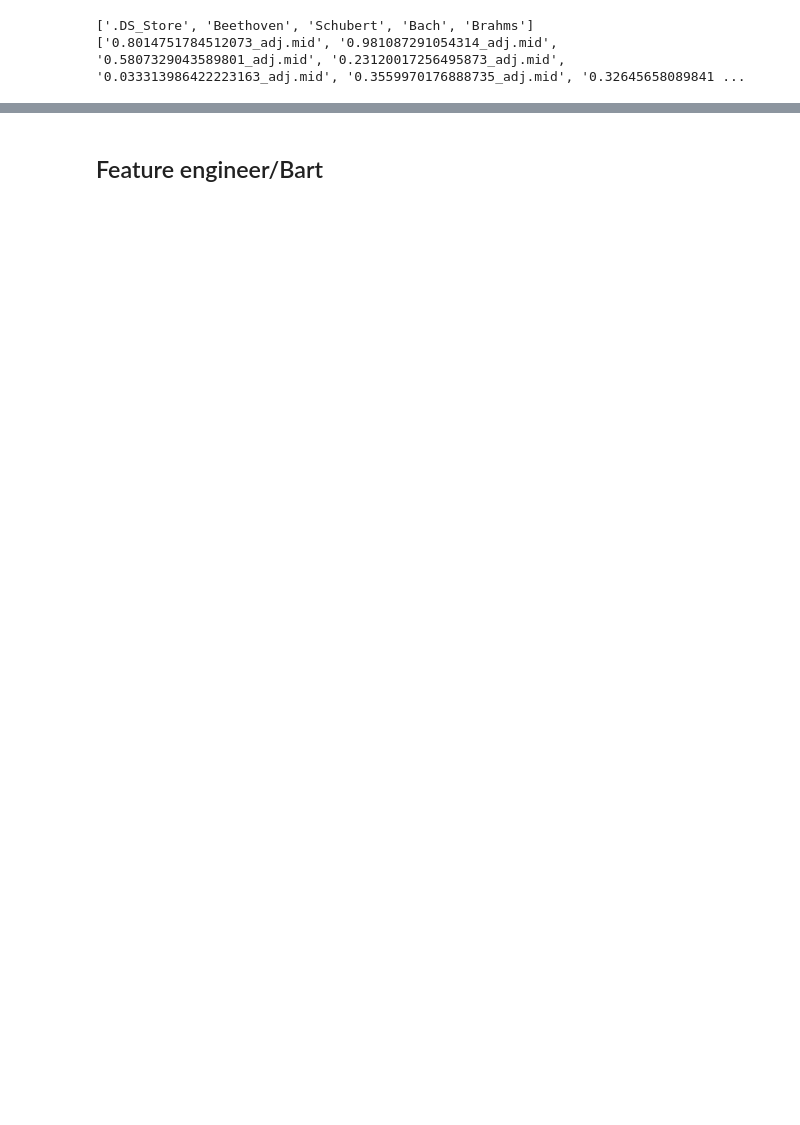
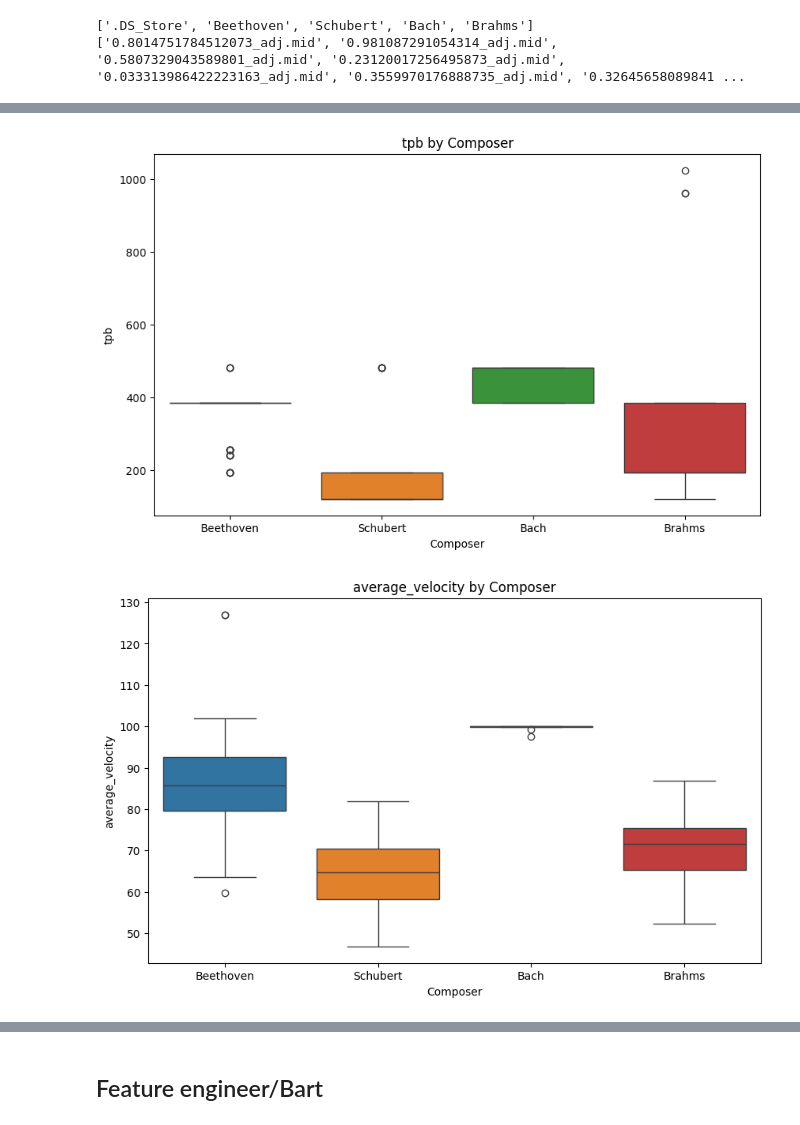
Before and after one commit to dBartMasters/sfl-challenge, a Jupyter notebook: explore_nb_mido.ipynb, the cells around one changed output, grey strips where cells are left out. Drawn from its saved outputs; the diff is of its cells as text; code cells hidden in the pictures; blank space fills up the shorter version.

Commit message:
first model run

```diff
--- a/explore_nb_mido.ipynb
+++ b/explore_nb_mido.ipynb
@@ -109,0 +180,15 @@ composer_avg.head()
+# %%
+# Visualize the relationship between the first two numeric features and the target (if applicable)
+if 'Composer' in df_labeled.columns:
+    plt.figure(figsize=(10, 6))
+    sns.boxplot(x='Composer', y=numeric_columns[0], data=df_labeled, hue='Composer')
+    plt.title(f'{numeric_columns[0]} by Composer')
+    plt.show()
+
+    plt.figure(figsize=(10, 6))
+    sns.boxplot(x='Composer', y=numeric_columns[1], data=df_labeled, hue='Composer')
+    plt.title(f'{numeric_columns[1]} by Composer')
+    plt.show()
+# %% [output]
+[figure, added]
+[figure, added]
```
Also changed, not shown: parts of 38 cells of this notebook, 2 other files.
